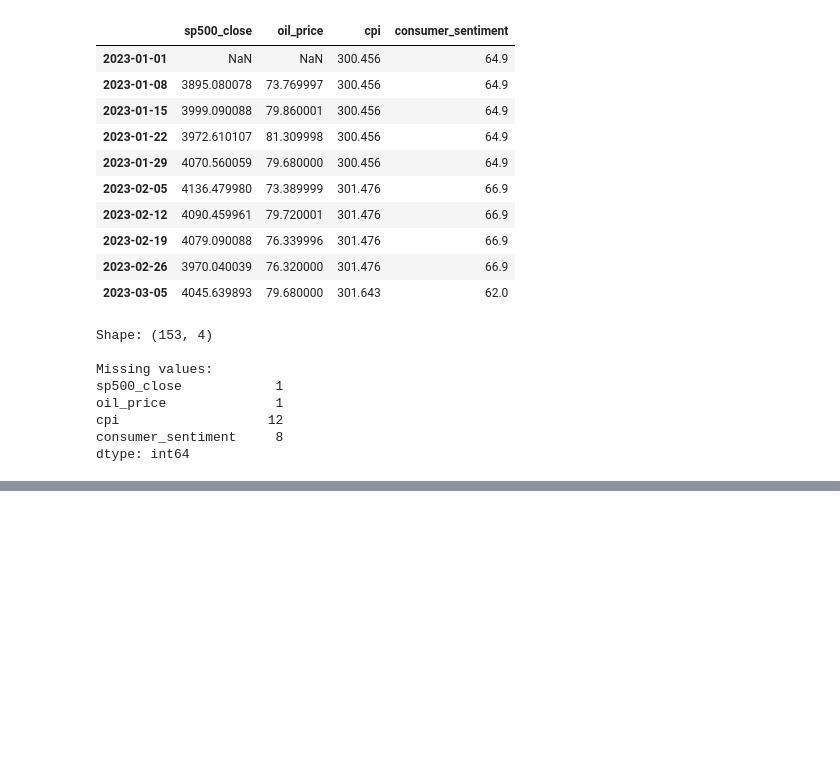
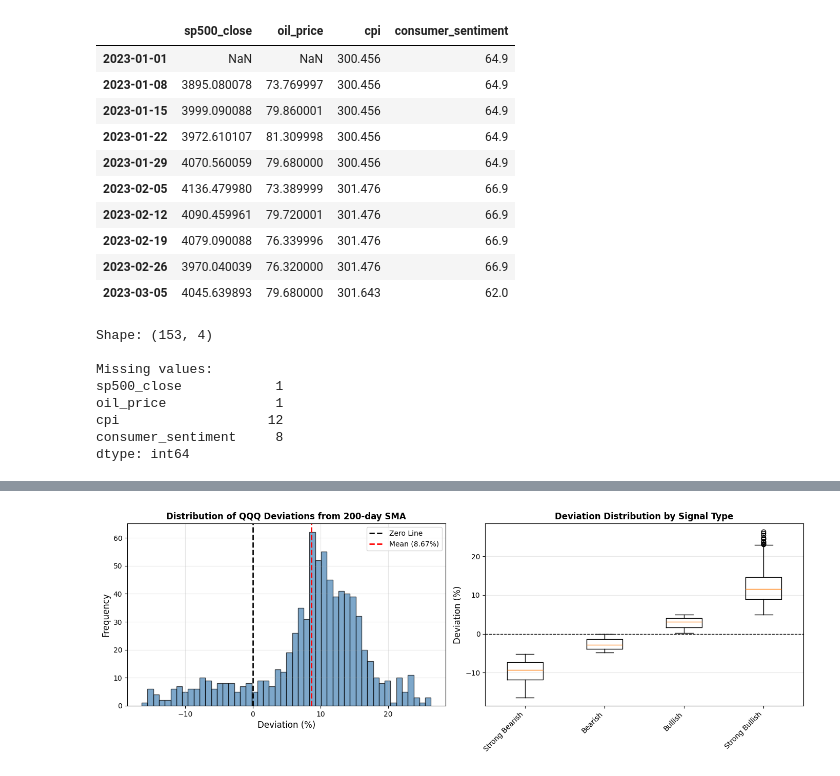
Before and after one commit to azk1r1n/finance_metrics, a Jupyter notebook: src/notebooks/demo.ipynb, the cells around one changed output, grey strips where cells are left out. Drawn from its saved outputs; the diff is of its cells as text; code cells hidden in the pictures; blank space fills up the shorter version.

```diff
--- a/src/notebooks/demo.ipynb
+++ b/src/notebooks/demo.ipynb
@@ -417,0 +500,35 @@ This library provides access to:
+# %%
+# Visualization 2: Distribution of Deviations
+fig, (ax1, ax2) = plt.subplots(1, 2, figsize=(14, 5))
+
+# Histogram
+valid_deviations = qqq_deviation['Deviation'].dropna() * 100
+ax1.hist(valid_deviations, bins=50, color='steelblue', alpha=0.7, edgecolor='black')
+ax1.axvline(x=0, color='black', linestyle='--', linewidth=2, label='Zero Line')
+ax1.axvline(x=valid_deviations.mean(), color='red', linestyle='--', linewidth=2, label=f'Mean ({valid_deviations.mean():.2f}%)')
+ax1.set_xlabel('Deviation (%)', fontsize=12)
+ax1.set_ylabel('Frequency', fontsize=12)
+ax1.set_title('Distribution of QQQ Deviations from 200-day SMA', fontsize=12, fontweight='bold')
+ax1.legend()
+ax1.grid(True, alpha=0.3)
+
+# Box plot by signal type
+signal_data = []
+signal_labels = []
+for signal in ['Strong Bearish', 'Bearish', 'Bullish', 'Strong Bullish']:
+    mask = qqq_deviation['Signal'] == signal
+    if mask.sum() > 0:
+        signal_data.append(qqq_deviation.loc[mask, 'Deviation'].dropna() * 100)
+        signal_labels.append(signal)
+
+ax2.boxplot(signal_data, labels=signal_labels)
+ax2.axhline(y=0, color='black', linestyle='--', linewidth=1)
+ax2.set_ylabel('Deviation (%)', fontsize=12)
+ax2.set_title('Deviation Distribution by Signal Type', fontsize=12, fontweight='bold')
+ax2.grid(True, alpha=0.3, axis='y')
+plt.xticks(rotation=45, ha='right')
+
+plt.tight_layout()
+plt.show()
+# %% [output]
+[figure, added]
```
Also changed, not shown: parts of 8 cells of this notebook, 4 other files.
